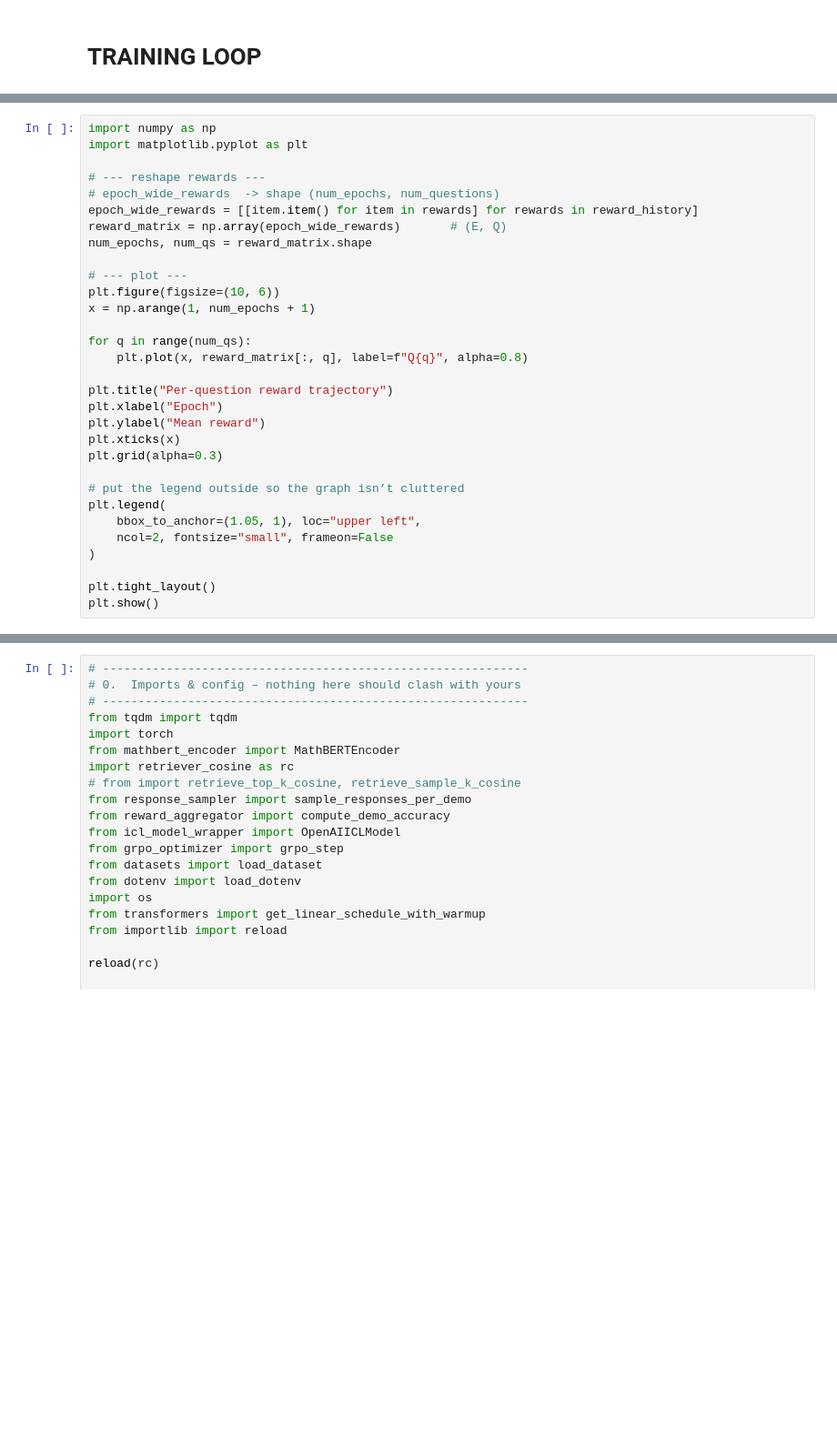
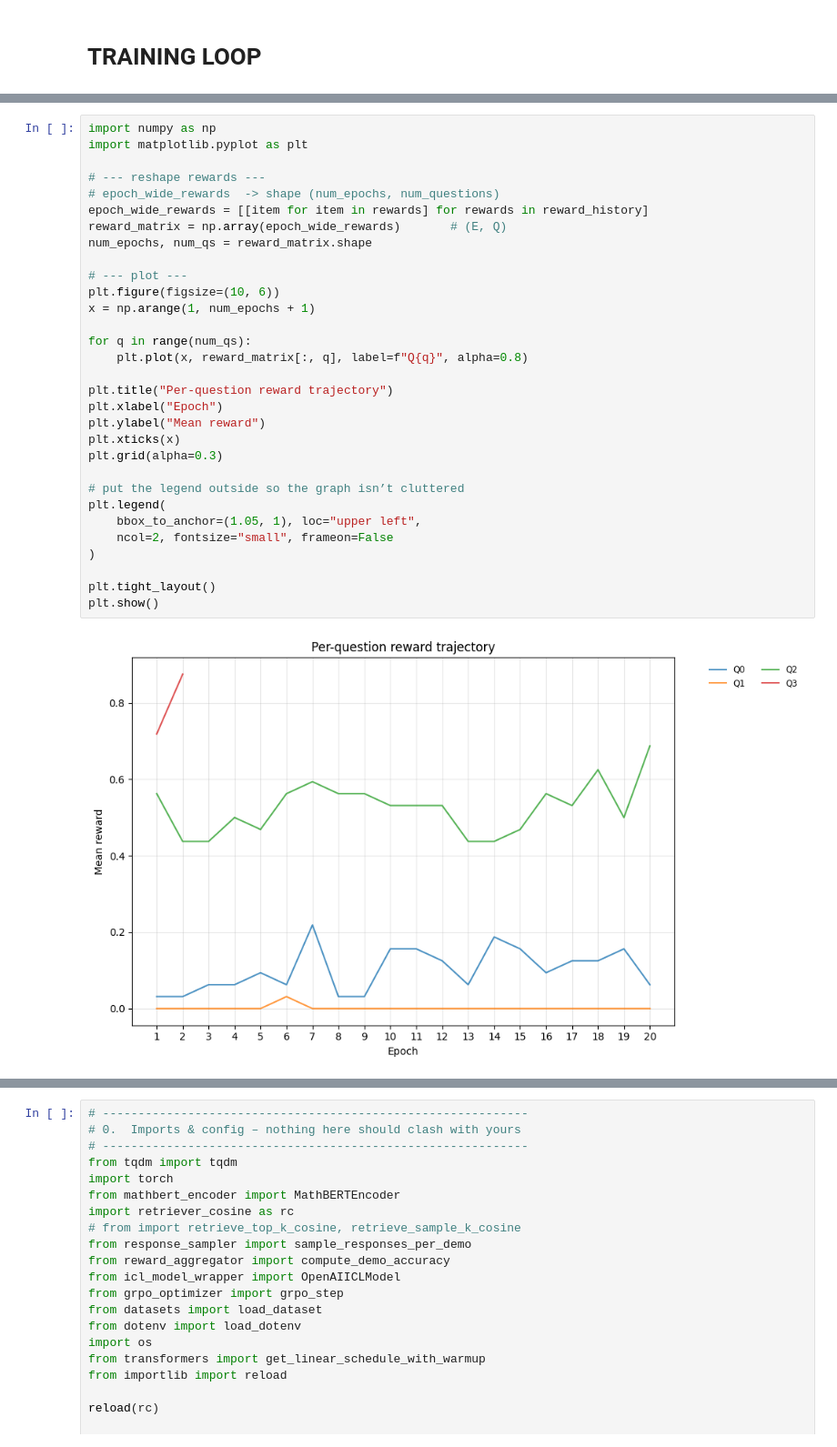
Before and after one commit to Abhinav-Bandaru/MathRL_UpdatingMathBERT, a Jupyter notebook: train_MATH copy.ipynb, the cells around one changed output, grey strips where cells are left out. Shown: that part at 91% size. Saved outputs shown, nothing was run; the diff lists cells and outputs as text; blank space fills up the shorter version.

```diff
--- a/train_MATH copy.ipynb
+++ b/train_MATH copy.ipynb
@@ -408,31 +510,33 @@ Advantages:  tensor([-0.7833,  0.2611,  1.3056, -0.7833], device='cuda:0')
 # %%
 import numpy as np
 import matplotlib.pyplot as plt
 
 # --- reshape rewards ---
 # epoch_wide_rewards  -> shape (num_epochs, num_questions)
-epoch_wide_rewards = [[item.item() for item in rewards] for rewards in reward_history]
+epoch_wide_rewards = [[item for item in rewards] for rewards in reward_history]
 reward_matrix = np.array(epoch_wide_rewards)       # (E, Q)
 num_epochs, num_qs = reward_matrix.shape
 
 # --- plot ---
 plt.figure(figsize=(10, 6))
 x = np.arange(1, num_epochs + 1)
 
 for q in range(num_qs):
     plt.plot(x, reward_matrix[:, q], label=f"Q{q}", alpha=0.8)
 
 plt.title("Per-question reward trajectory")
 plt.xlabel("Epoch")
 plt.ylabel("Mean reward")
 plt.xticks(x)
 plt.grid(alpha=0.3)
 
 # put the legend outside so the graph isn’t cluttered
 plt.legend(
     bbox_to_anchor=(1.05, 1), loc="upper left",
     ncol=2, fontsize="small", frameon=False
 )
 
 plt.tight_layout()
 plt.show()
+# %% [output]
+[figure, added]
```
Also changed, not shown: parts of 3 cells of this notebook, 7 other files.
